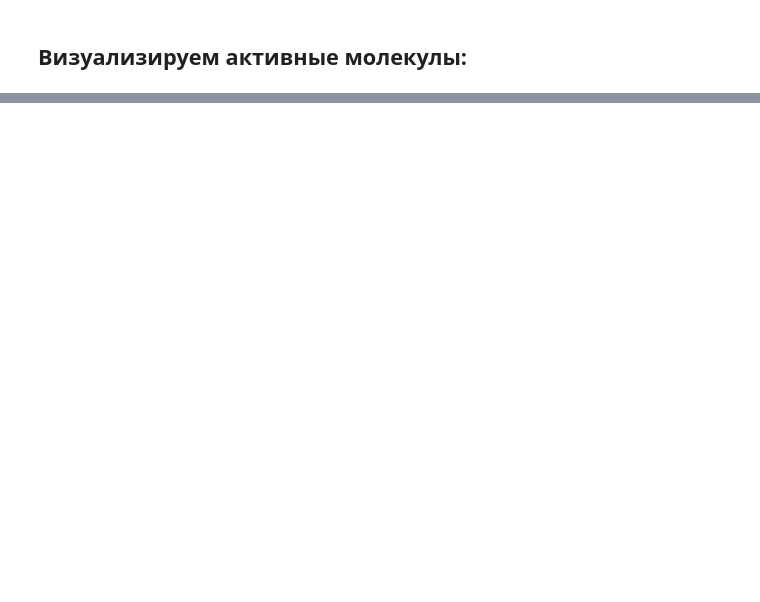
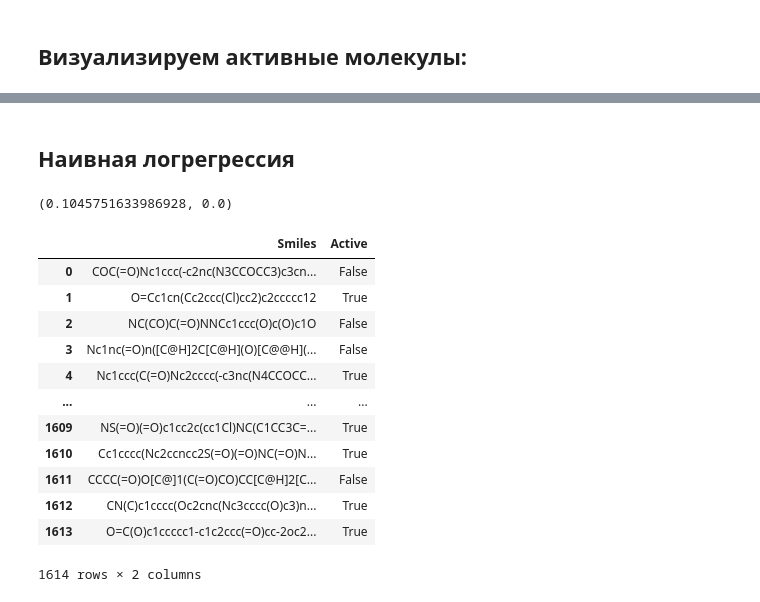
Before and after one commit to akitim/Ligand_activity_prediction_GlobalAI2022, a Jupyter notebook: ligand_activity_prediction.ipynb, the cells around one changed output, grey strips where cells are left out. Saved outputs shown, nothing was run; the diff lists cells and outputs as text; code cells hidden in the pictures; blank space fills up the shorter version.

```diff
--- a/ligand_activity_prediction.ipynb
+++ b/ligand_activity_prediction.ipynb
@@ -95,0 +98,78 @@ submission.to_csv
+# %% [markdown]
+## Наивная логрегрессия
+# %%
+from rdkit.Chem.Descriptors import MolWt
+
+def num_of_(df, atom) -> pd.DataFrame:
+    df_ = df.copy()
+    df_[atom] = df_['smiles'].apply(lambda smpl: smpl.count(atom))
+    return df_
+
+data['MW'] = data['smiles'].apply(lambda x: np.round(MolWt(Chem.MolFromSmiles(x)), 1))
+
+atoms = ['C', 'c', 'O', 'o', 'N', 'N+', 'n', 'P', 'p', 'S', 's', 'Cl', 'Br', 'F', '(']
+for a in atoms:
+    data = num_of_(data, a)
+# %%
+from sklearn.metrics import f1_score
+from sklearn.linear_model import LogisticRegression
+from sklearn.model_selection import train_test_split
+from sklearn.ensemble import RandomForestClassifier
+
+RND_SEED = 42
+
+X = data[data['is_test'] == 0].drop(['is_test', 'smiles', 'active'], axis=1)
+y = data.loc[data['is_test'] == 0, 'active']
+
+X_train, X_val, y_train, y_val = train_test_split(X, y,
+                                                  test_size=0.2,
+                                                  random_state=RND_SEED)
+
+lrgr = LogisticRegression(random_state=RND_SEED, n_jobs=-1, class_weight='balanced')
+lrgr.fit(X_train, y_train)
+y_pred_lrgr = lrgr.predict(X_val)
+
+# y_pred_lrgr = ~y_pred_lrgr.astype(bool)
+f1_lrgr = f1_score(y_val, y_pred_lrgr)
+
+rfc = RandomForestClassifier(n_estimators=300, criterion="entropy",
+                             max_depth=100, min_samples_split=2,
+                             max_features="auto", bootstrap=True,
+                             n_jobs=-1, random_state=RND_SEED,
+                             class_weight='balanced')
+rfc.fit(X_train, y_train)
+y_pred_rfc = rfc.predict(X_val)
+# y_pred_rfc = ~y_pred_rfc.astype(bool)
+
+
+f1_rfc = f1_score(y_val, y_pred_rfc)
+f1_lrgr, f1_rfc
+# %% [output]
+(0.1045751633986928, 0.0)
+# %%
+submission = test.drop(['is_test', 'active'], axis=1).copy()
+
+X_test = data[data['is_test'] == 1].drop(['is_test', 'smiles', 'active'], axis=1)
+y_pred_test = lrgr.predict(X_test)
+
+submission['Active'] = y_pred_test
+submission.columns = ['Smiles', 'Active']
+submission
+
+# #(np.random.rand(test.shape[0]) <= 206 / 5351) #.astype('int32')
+# test.loc[test['Active'], 'Active'].count() / test.shape[0]
+# submission.to_csv('submission.csv')
+# %% [output]
+|  | Smiles | Active |
+| 0 | COC(=O)Nc1ccc(-c2nc(N3CCOCC3)c3cn... | False |
+| 1 | O=Cc1cn(Cc2ccc(Cl)cc2)c2ccccc12 | True |
+| 2 | NC(CO)C(=O)NNCc1ccc(O)c(O)c1O | False |
+| 3 | Nc1nc(=O)n([C@H]2C[C@H](O)[C@@H](... | False |
+| 4 | Nc1ccc(C(=O)Nc2cccc(-c3nc(N4CCOCC... | True |
+| ... | ... | ... |
+| 1609 | NS(=O)(=O)c1cc2c(cc1Cl)NC(C1CC3C=... | True |
+| 1610 | Cc1cccc(Nc2ccncc2S(=O)(=O)NC(=O)N... | True |
+| 1611 | CCCC(=O)O[C@]1(C(=O)CO)CC[C@H]2[C... | False |
+| 1612 | CN(C)c1cccc(Oc2cnc(Nc3cccc(O)c3)n... | True |
+| 1613 | O=C(O)c1ccccc1-c1c2ccc(=O)cc-2oc2... | True |
+1614 rows × 2 columns
```
Also changed, not shown: parts of 9 cells of this notebook.
